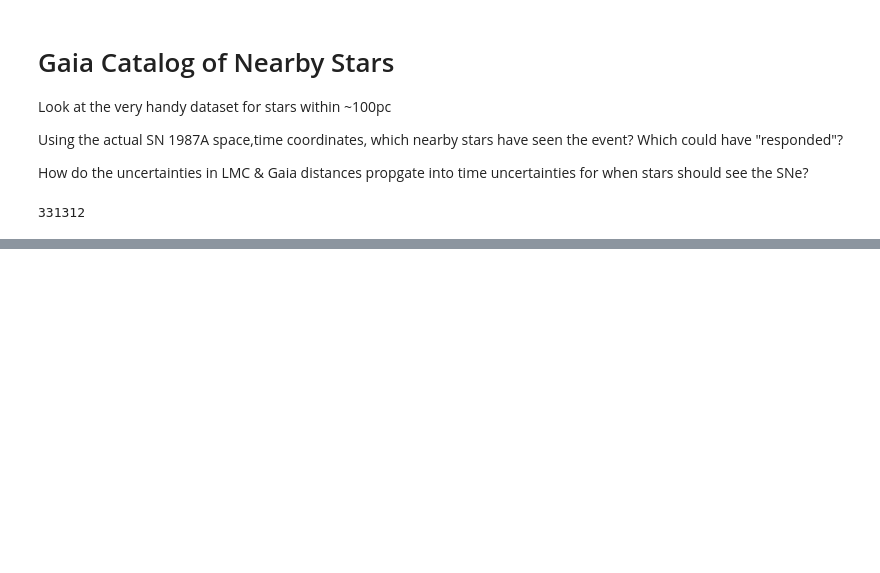
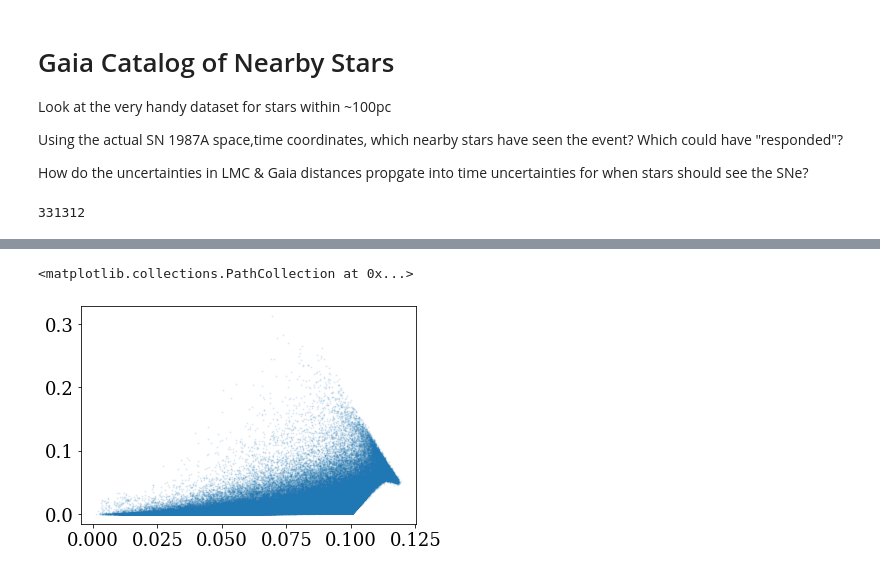
Before and after one commit to jradavenport/daen, a Jupyter notebook: code/GCNS_SN1987A.ipynb, the cells around one changed output, grey strips where cells are left out. Saved outputs shown, nothing was run; the diff lists cells and outputs as text; code cells hidden in the pictures; blank space fills up the shorter version.

```diff
--- a/code/GCNS_SN1987A.ipynb
+++ b/code/GCNS_SN1987A.ipynb
@@ -159,0 +196,5 @@ plt.grid(True)
+# %%
+plt.scatter(GCNS['DIST_50'], (GCNS['DIST_84'] - GCNS['DIST_50'])/GCNS['DIST_50'], s=1, alpha=0.1)
+# %% [output]
+<matplotlib.collections.PathCollection at 0x...>
+[figure, added]
```
Also changed, not shown: parts of 9 cells of this notebook, 1 other file.
